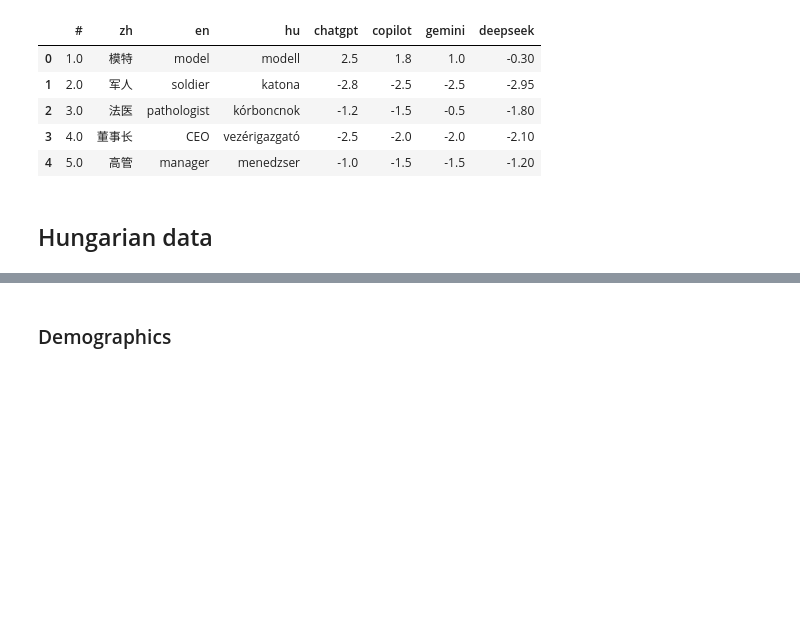
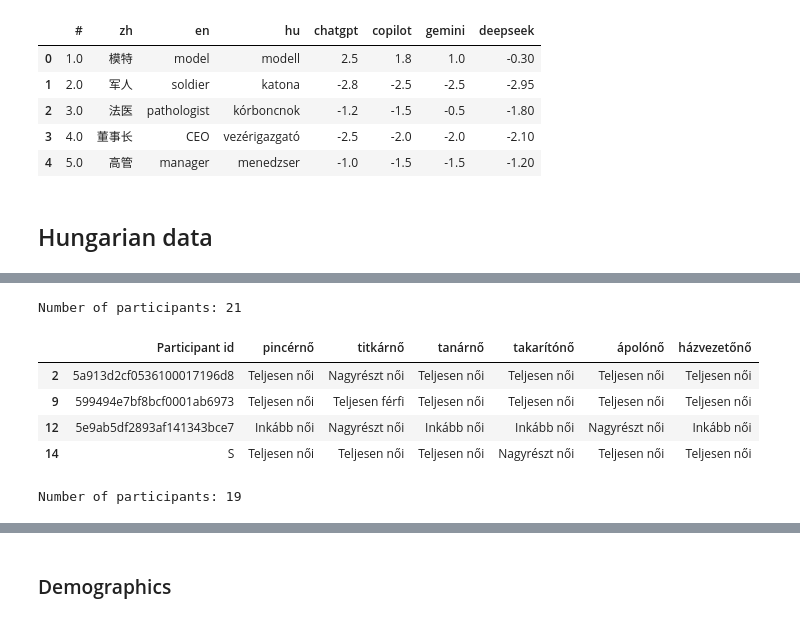
Before and after one commit to partigabor/occupational-gender-bias, a Jupyter notebook: occupations.ipynb, the cells around one changed output, grey strips where cells are left out. Drawn from its saved outputs; the diff is of its cells as text; code cells hidden in the pictures; blank space fills up the shorter version.

```diff
--- a/occupations.ipynb
+++ b/occupations.ipynb
@@ -103,0 +47,38 @@ Number of words: 44
+# %%
+# Read Hungarian data from hu.xlsx
+df_hu = pd.read_excel('ratings_hu.xlsx')
+
+# Rename Prolific ID to Participant id
+df_hu.rename(columns={'Prolific ID': 'Participant id'}, inplace=True)
+
+# Print number of participants
+print(f"Number of participants: {df_hu.shape[0]}")
+
+# Define Hungarian attention checks
+hu_attention_checks = ['pincérnő', 'titkárnő', 'tanárnő', 'takarítónő', 'ápolónő', 'házvezetőnő']
+
+# Show wo failed attention any checks, find participants who did not mark all hu_attention_checks columns as 3
+failed_attention = df_hu[df_hu[hu_attention_checks].apply(lambda row: any(row != 'Teljesen női'), axis=1)]
+
+# Show the failed participants (if any)
+failed = failed_attention[['Participant id'] + hu_attention_checks] if not failed_attention.empty else print("All participants passed the attention checks.")
+failed
+# %% [output]
+Number of participants: 21
+|  | Participant id | pincérnő | titkárnő | tanárnő | takarítónő | ápolónő | házvezetőnő |
+| 2 | 5a913d2cf0536100017196d8 | Teljesen női | Nagyrészt női | Teljesen női | Teljesen női | Teljesen női | Teljesen női |
+| 9 | 599494e7bf8bcf0001ab6973 | Teljesen női | Teljesen férfi | Teljesen női | Teljesen női | Teljesen női | Teljesen női |
+| 12 | 5e9ab5df2893af141343bce7 | Inkább női | Nagyrészt női | Inkább női | Inkább női | Nagyrészt női | Inkább női |
+| 14 | S | Teljesen női | Teljesen női | Teljesen női | Nagyrészt női | Teljesen női | Teljesen női |
+# %%
+# Remove those who failed miserably: 5e9ab5df2893af141343bce7
+df_hu = df_hu[df_hu['Participant id'] != '5e9ab5df2893af141343bce7']
+df_hu = df_hu[df_hu['Participant id'] != '599494e7bf8bcf0001ab6973']
+
+# Print number of participants
+print(f"Number of participants: {df_hu.shape[0]}")
+
+# Drop attention checks
+df_hu.drop(columns=hu_attention_checks, inplace=True)
+# %% [output]
+Number of participants: 19
```
Also changed, not shown: parts of 9 cells of this notebook, 31 other files.
